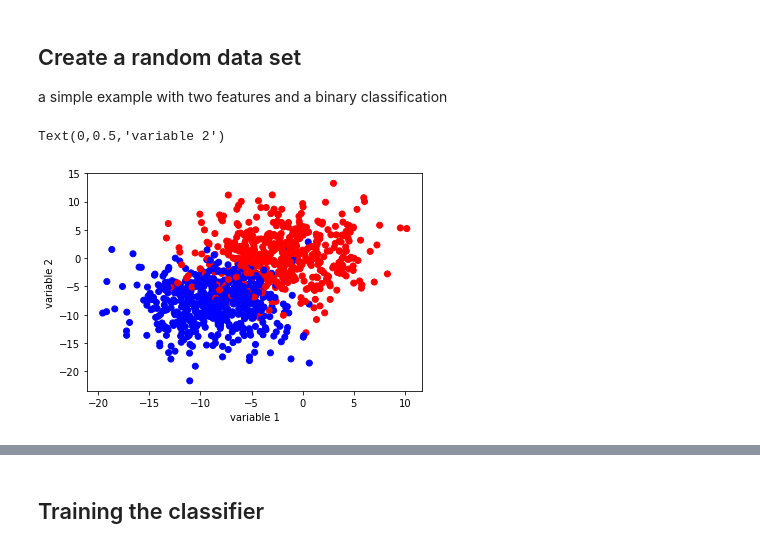
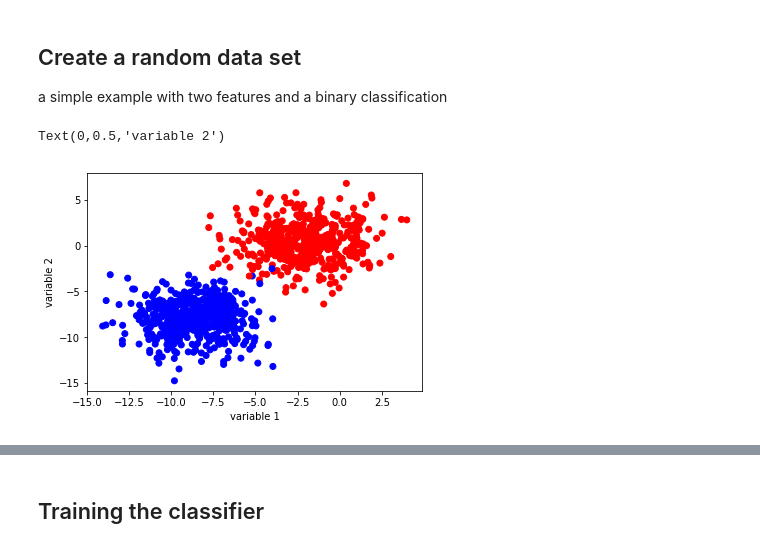
Before and after one commit to MHadavand/Lessons, a Jupyter notebook: ML/LogisticRegression/LogisticRegression.ipynb, the cells around one changed output, grey strips where cells are left out. Drawn from its saved outputs; the diff is of its cells as text; code cells hidden in the pictures.

```diff
--- a/ML/LogisticRegression/LogisticRegression.ipynb
+++ b/ML/LogisticRegression/LogisticRegression.ipynb
@@ -74,12 +73,13 @@ from pandas import DataFrame
 a simple example with two features and a binary classification
 # %%
 n_samples=1000
-X, y = make_blobs(n_samples=n_samples, centers=2, n_features=2, cluster_std=4, random_state=2169)
+X, y = make_blobs(n_samples=n_samples, centers=2, n_features=2, cluster_std=2, random_state=2169)
+
 
 colors = {0:'red', 1:'blue'}
 fig, ax = plt.subplots()
 ax.scatter(X[:,0], X[:,1], c= [colors[i] for i in y])
 ax.set_xlabel('variable 1'); ax.set_ylabel('variable 2')
 # %% [output]
 Text(0,0.5,'variable 2')
-[figure, old version]
+[figure, new version]
```
Also changed, not shown: parts of 6 cells of this notebook, 2 other files.
